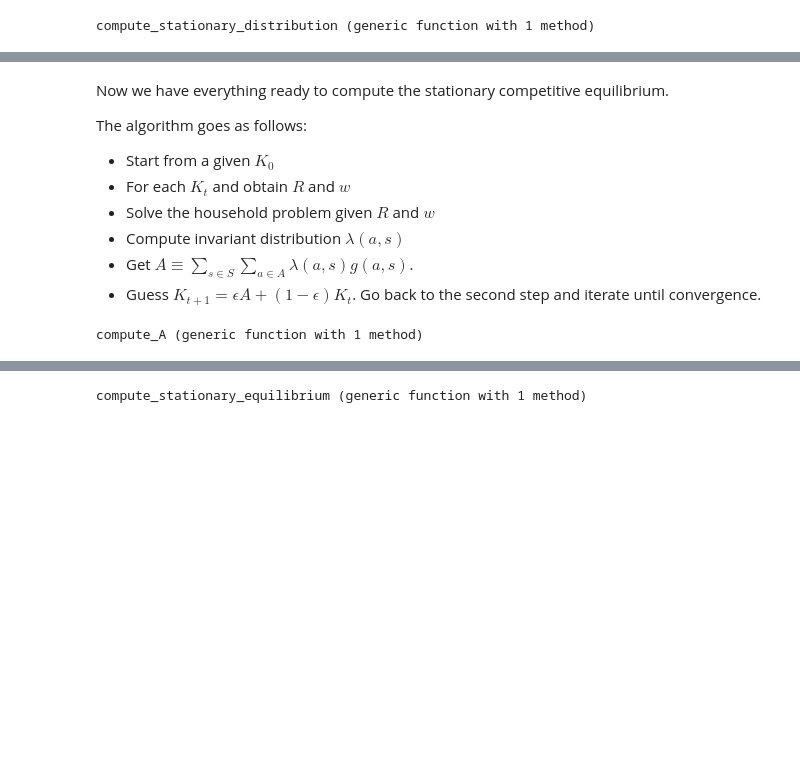
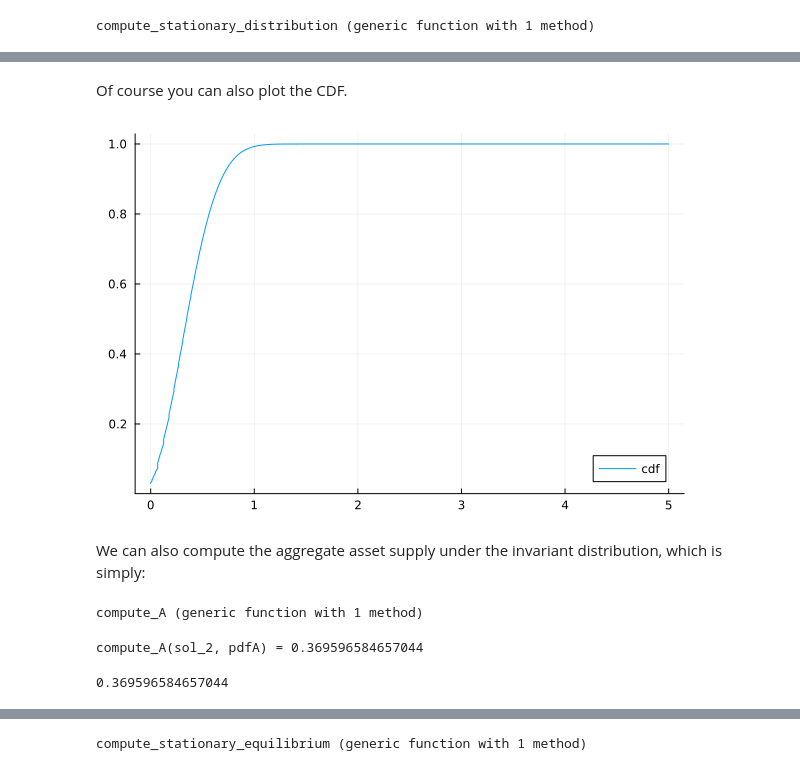
Before and after one commit to 2xu2/Julia_compecon_2023_Summer_Xing_Xu, a Jupyter notebook: Julia_Lec_4_Compecon_Xing_Xu.ipynb, the cells around one changed output, grey strips where cells are left out. Drawn from its saved outputs; the diff is of its cells as text; code cells hidden in the pictures; blank space fills up the shorter version.

```diff
--- a/Julia_Lec_4_Compecon_Xing_Xu.ipynb
+++ b/Julia_Lec_4_Compecon_Xing_Xu.ipynb
@@ -446,14 +446,11 @@ plot(sol_2.h.a_grid, sum(pdfA, dims = 2)[:, 1], label = "pdf")
-# %% [markdown]
-Now we have everything ready to compute the stationary competitive equilibrium.
-
-The algorithm goes as follows:
-
-* Start from a given $K_0$
-* For each $K_t$ and obtain $R$ and $w$
-* Solve the household problem given $R$ and $w$
-* Compute invariant distribution $\lambda(a, s)$
-* Get $A \equiv \sum_{s \in S} \sum_{a \in A} \lambda(a,s) g(a,s)$.
-* Guess $K_{t+1} = ϵ A + (1 - ϵ) K_t$. Go back to the second step and iterate until convergence.
+# %% [markdown]
+Of course you can also plot the CDF.
+# %%
+plot(sol_2.h.a_grid, cumsum(sum(pdfA, dims = 2)[:, 1]), label = "cdf")
+# %% [output]
+[figure, added]
+# %% [markdown]
+We can also compute the aggregate asset supply under the invariant distribution, which is simply:
 # %%
 # function for computing A under the invariant distribution
 function compute_A(sol, pdf)
@@ -463,3 +460,8 @@ function compute_A(sol, pdf)
 end
 # %% [output]
 compute_A (generic function with 1 method)
+# %%
+@show compute_A(sol_2, pdfA)
+# %% [output]
+compute_A(sol_2, pdfA) = 0.369596584657044
+0.369596584657044
```
Also changed, not shown: parts of 28 cells of this notebook.
